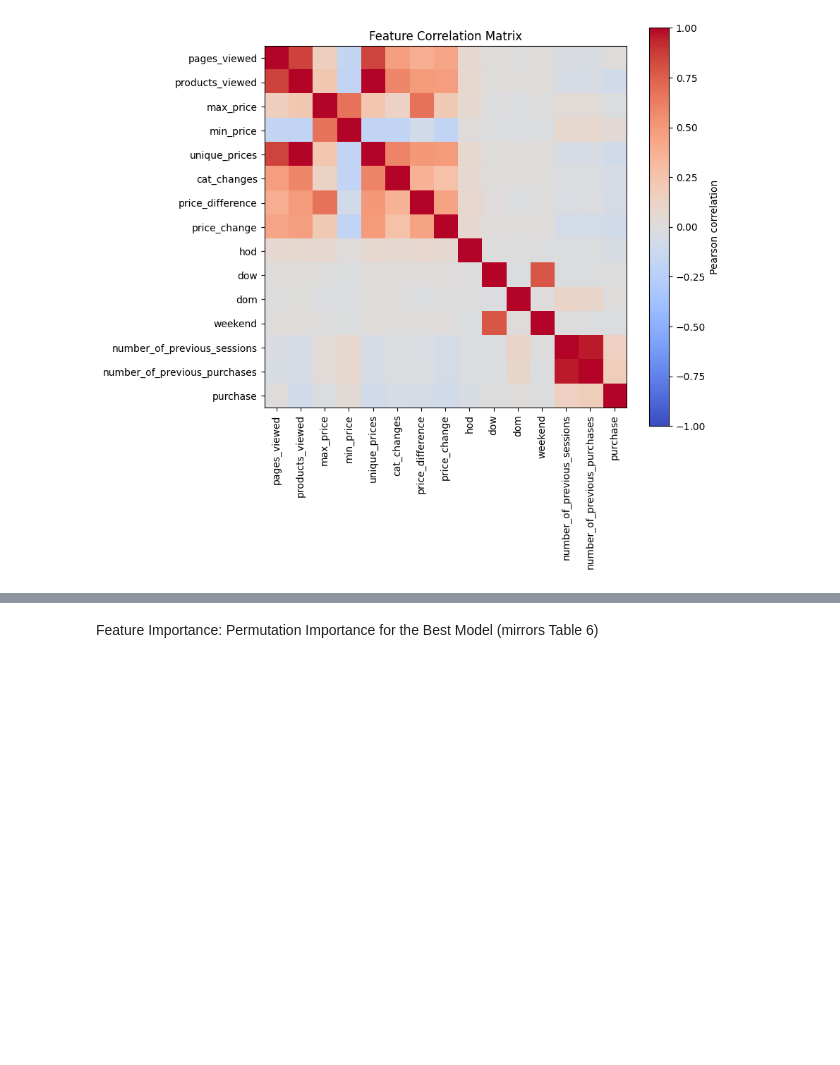
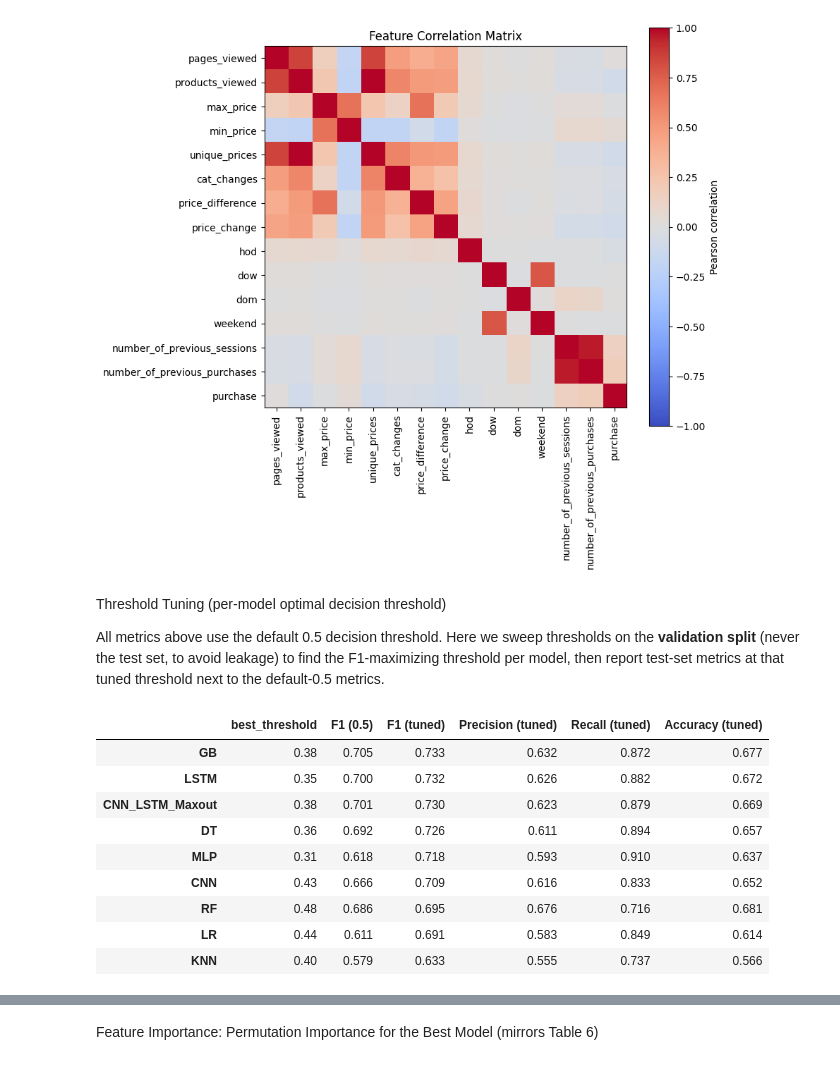
Before and after one commit to VuNgoHust123/PAPER_THANH, a Jupyter notebook: Cart_Abandonment_REES46.ipynb, the cells around one changed output, grey strips where cells are left out. Cells and saved outputs as stored; diff of their text form; code cells hidden in the pictures; blank space fills up the shorter version.

```diff
--- a/Cart_Abandonment_REES46.ipynb
+++ b/Cart_Abandonment_REES46.ipynb
@@ -598,3 +603,50 @@ plt.savefig('outputs/rees46_correlation_matrix.png', dpi=120)
 plt.show()
 # %% [output]
 [figure]
+# %% [markdown]
+Threshold Tuning (per-model optimal decision threshold)
+
+All metrics above use the default 0.5 decision threshold. Here we sweep thresholds on the **validation split** (never the test set, to avoid leakage) to find the F1-maximizing threshold per model, then report test-set metrics at that tuned threshold next to the default-0.5 metrics.
+# %%
+#Sweep thresholds on the validation split and return the one that maximizes F1
+def find_best_threshold(y_val, val_probs, thresholds=np.arange(0.05, 0.96, 0.01)):
+    f1s = [f1_score(y_val, (val_probs >= t).astype(int)) for t in thresholds]
+    best_idx = int(np.argmax(f1s))
+    return thresholds[best_idx], f1s
+# %%
+#Find each model's best threshold on the validation split, then apply it to the held-out test set
+thresholds = np.arange(0.05, 0.96, 0.01)
+threshold_rows = {}
+val_f1_curves = {}
+for name in results_df.index:
+    y_val_m, val_probs_m = val_predictions[name]
+    best_t, f1s = find_best_threshold(y_val_m, val_probs_m, thresholds)
+    val_f1_curves[name] = f1s
+
+    y_true, probs = predictions[name]
+    y_pred_default = (probs >= 0.5).astype(int)
+    y_pred_tuned = (probs >= best_t).astype(int)
+    threshold_rows[name] = {
+        'best_threshold': best_t,
+        'F1 (0.5)': f1_score(y_true, y_pred_default),
+        'F1 (tuned)': f1_score(y_true, y_pred_tuned),
+        'Precision (tuned)': precision_score(y_true, y_pred_tuned),
+        'Recall (tuned)': recall_score(y_true, y_pred_tuned),
+        'Accuracy (tuned)': accuracy_score(y_true, y_pred_tuned),
+    }
+
+threshold_df = pd.DataFrame(threshold_rows).T
+threshold_df = threshold_df[['best_threshold', 'F1 (0.5)', 'F1 (tuned)', 'Precision (tuned)', 'Recall (tuned)', 'Accuracy (tuned)']]
+threshold_df = threshold_df.sort_values('F1 (tuned)', ascending=False)
+threshold_df.round(3)
+# %% [output]
+|  | best_threshold | F1 (0.5) | F1 (tuned) | Precision (tuned) | Recall (tuned) | Accuracy (tuned) |
+| GB | 0.38 | 0.705 | 0.733 | 0.632 | 0.872 | 0.677 |
+| LSTM | 0.35 | 0.700 | 0.732 | 0.626 | 0.882 | 0.672 |
+| CNN_LSTM_Maxout | 0.38 | 0.701 | 0.730 | 0.623 | 0.879 | 0.669 |
+| DT | 0.36 | 0.692 | 0.726 | 0.611 | 0.894 | 0.657 |
+| MLP | 0.31 | 0.618 | 0.718 | 0.593 | 0.910 | 0.637 |
+| CNN | 0.43 | 0.666 | 0.709 | 0.616 | 0.833 | 0.652 |
+| RF | 0.48 | 0.686 | 0.695 | 0.676 | 0.716 | 0.681 |
+| LR | 0.44 | 0.611 | 0.691 | 0.583 | 0.849 | 0.614 |
+| KNN | 0.40 | 0.579 | 0.633 | 0.555 | 0.737 | 0.566 |
```
Also changed, not shown: parts of 9 cells of this notebook, 11 other files.
